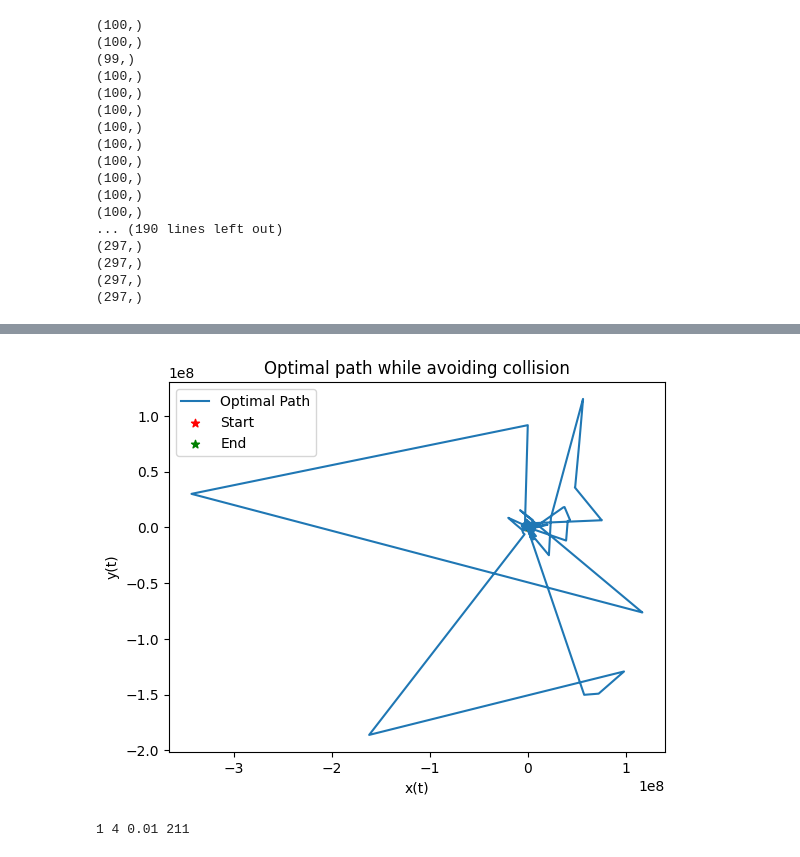
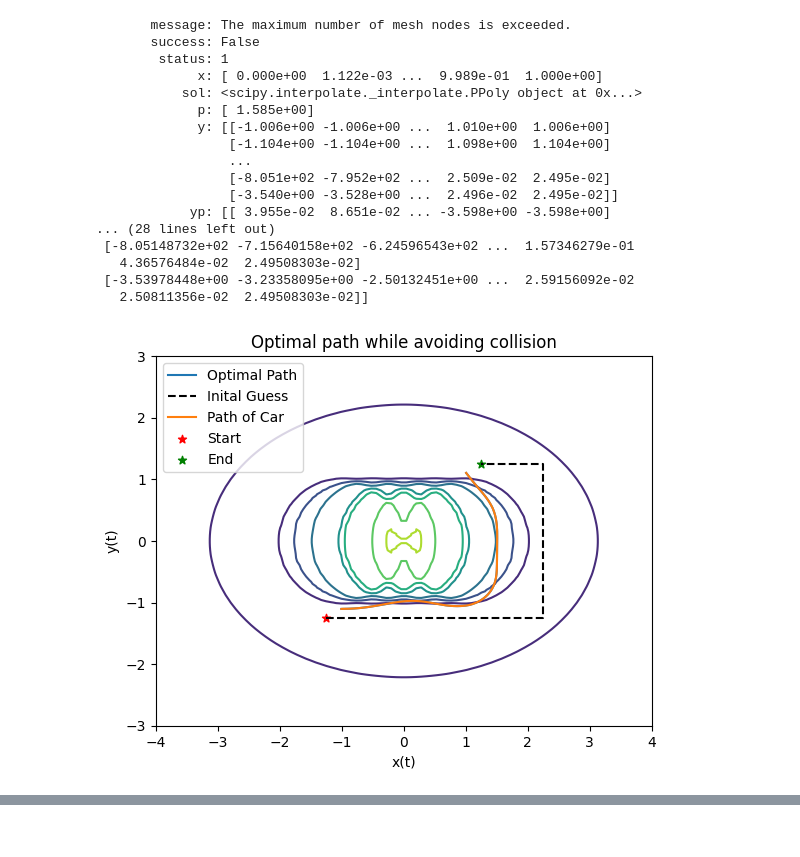
Before and after one commit to GeoDavid1/Vol4Project, a Jupyter notebook: ilha_tests.ipynb, the cells around one changed output, grey strips where cells are left out. Saved outputs shown, nothing was run; the diff lists cells and outputs as text; code cells hidden in the pictures.

```diff
--- a/ilha_tests.ipynb
+++ b/ilha_tests.ipynb
@@ -182,34 +185,36 @@ naive_system()
 # %%
-L = 0.01
-M = 211
+L = 0.12
+M = 200
 W1 = 1
-W2 = 4
+W2 = 5
 W3 = 1
 W4 = 1
 W5 = 1
 def constraints_path():
     eps = 1e-5
-    # Impose constants values for our parameters
 
 
-    # Element 1: The ODE Function
+    # ODE Function
     def ode(t,y,p):
         '''defines the ODE system''',
         u_acc =  1/(2*W1) * (y[8] * np.cos(y[4]) + y[9] * np.sin(y[4]))
+        u_turn = (1/(2*W2)) * (y[11])
+        v = np.sqrt(y[2]**2 + y[3]**2)
+        # print(y[:,0])
         return p[0] * np.array([y[2],
                                 y[3],
                                 u_acc * np.cos(y[4]),
                                 u_acc * np.sin(y[4]),
-                                (np.sqrt(y[2]**2 + y[3]**2)) * np.tan(y[5])/ L,
-                                (1/(2*W2)) * (y[11]),
+                                (v) * np.tan(y[5])/ L,
+                                u_turn,
                                 100 * C_dx(y[0], y[1]),
                                 100 * C_dy(y[0], y[1]),
-                                -y[6] - y[10] * (y[2] /(np.sqrt(y[2]**2 + y[3]**2)) * np.tan(y[5]) / L) + K_dvx(y[5], y[2], y[3],L=L,M=M),
-                                -y[7] - y[10] * (y[3] /(np.sqrt(y[2]**2 + y[3]**2)) * np.tan(y[5]) / L) + K_dvy(y[5], y[2], y[3],L=L,M=M),
+                                -y[6] - y[10] * (y[2] /v * np.tan(y[5]) / L) + K_dvx(y[5], y[2], y[3],L=L,M=M),
+                                -y[7] - y[10] * (y[3] /v * np.tan(y[5]) / L) + K_dvy(y[5], y[2], y[3],L=L,M=M),
                                 y[8] * u_acc * np.sin(y[4]) - y[9] * u_acc * np.cos(y[4]),
-                                (-y[10]/L) * (np.sqrt(y[2]**2 + y[3]**2)) * 1/(np.cos(y[5]/L)**2) + K_ddelta(y[5], y[2], y[3],L=L,M=M)])
+                                (-y[10]/L) * v /((np.cos(y[5])/L)**2) + K_ddelta(y[5], y[2], y[3],L=L,M=M)])
 
-    # Element 2: The Boundary Conditions
+    # Boundary Conditions
     def bc(ya, yb, p):
         ''' defines the boundary conditions'''
         u_acc =  1/(2*W1) * (yb[8] * np.cos(yb[4]) + yb[9] * np.sin(yb[4]))
@@ -222,7 +227,7 @@ def constraints_path():
                                 (np.sqrt(yb[2]**2 + yb[3]**2)) * np.tan(yb[5])/ L,
                                 (1/(2*W2)) * (yb[11])]) -  lagrangian
 
-        return np.array([ya[0] + 1.25, ya[1] + 1.25, ya[2], ya[3], ya[4], ya[5], yb[0] -1.25, yb[1] - 1.25, yb[8], yb[9], yb[10], yb[11],hamiltonian_condition])
+        return np.array([ya[0] + 1, ya[1] + 1.1, ya[2], ya[3], ya[4], ya[5], yb[0] -1, yb[1] - 1.1, yb[8], yb[9], yb[10], yb[11],hamiltonian_condition])
 
                     # Define domain and initial guesses
     t = np.linspace(0,1,100)
@@ -233,7 +238,7 @@ def constraints_path():
 
     y0[0] = path_x
     y0[1] = path_y
-    p0 = np.array([1])
+    p0 = np.array([0.5])
 
     # Solve the bvp and print optimal time
     sol = solve_bvp(ode, bc,t,y0,p0)
@@ -245,51 +250,56 @@ def constraints_path():
     y = np.linspace(-3,3,100)
     X, Y = np.meshgrid(x,y)
     print(sol)
+    print(sol.sol(t))
     # Plot optimal path and obstacle
     plt.plot(sol.y[0],sol.y[1], label = 'Optimal Path')
-    # print(sol.y)
-    plt.plot(path_x,path_y)
+
+    plt.plot(path_x,path_y, "--k", label="Inital Guess")
+    plt.contour(X, Y, C(X,Y))
+    print(sol.sol(t))
+    plt.plot(sol.sol(t)[0], sol.sol(t)[1], "tab:orange", label="Path of Car")
     plt.scatter(-1.25, -1.25, marker="*", color="red", label="Start")
     plt.scatter(1.25, 1.25, marker="*", color="green", label="End")
-    plt.contour(X,Y, C(X,Y))
     plt.xlabel('x(t)')
     plt.ylabel('y(t)')
     plt.title('Optimal path while avoiding collision')
     plt.legend()
     # plt.xlim([-4,4])
     # plt.ylim([-3,3])
     plt.show()
+    print(f"{sol.p[0]:.2F} seconds")
     print(W1,W2,L,M)
 # plt.scatter(-1.25, -1.25, marker="*", color="red", label="Start")
 # plt.scatter(1.25, 1.25, marker="*", color="green", label="End")
 # plt.legend()
 constraints_path()
 # for i in np.arange(1,25,1):
 #     for j in np.arange(1,25,1):
 #         for k in np.arange(0.01,0.2,0.04):
 
 #             W1 = i
 #             W2 = j
 #             L = k
 
 #             # plt.xlim([-4,4])
 #             # plt.ylim([-3,3])
 #             constraints_path()
 # %% [output]
-(100,)
-(100,)
-(99,)
-(100,)
-(100,)
-(100,)
-(100,)
-(100,)
-(100,)
-(100,)
-(100,)
-(100,)
-... (190 lines left out)
-(297,)
-(297,)
-(297,)
-(297,)
+       message: The maximum number of mesh nodes is exceeded.
+       success: False
+        status: 1
+             x: [ 0.000e+00  1.122e-03 ...  9.989e-01  1.000e+00]
+           sol: <scipy.interpolate._interpolate.PPoly object at 0x...>
+             p: [ 1.585e+00]
+             y: [[-1.006e+00 -1.006e+00 ...  1.010e+00  1.006e+00]
+                 [-1.104e+00 -1.104e+00 ...  1.098e+00  1.104e+00]
+                 ...
+                 [-8.051e+02 -7.952e+02 ...  2.509e-02  2.495e-02]
+                 [-3.540e+00 -3.528e+00 ...  2.496e-02  2.495e-02]]
+            yp: [[ 3.955e-02  8.651e-02 ... -3.598e+00 -3.598e+00]
+... (28 lines left out)
+ [-8.05148732e+02 -7.15640158e+02 -6.24596543e+02 ...  1.57346279e-01
+   4.36576484e-02  2.49508303e-02]
+ [-3.53978448e+00 -3.23358095e+00 -2.50132451e+00 ...  2.59156092e-02
+   2.50811356e-02  2.49508303e-02]]
+[figure, new version]
@@ -313,2 +307,0 @@ constraints_path()
-[figure, old version]
-1 4 0.01 211
```
Also changed, not shown: parts of 3 cells of this notebook.
